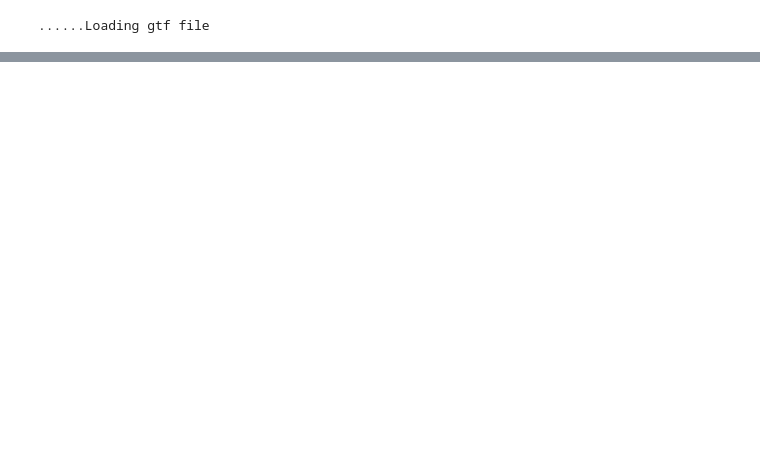
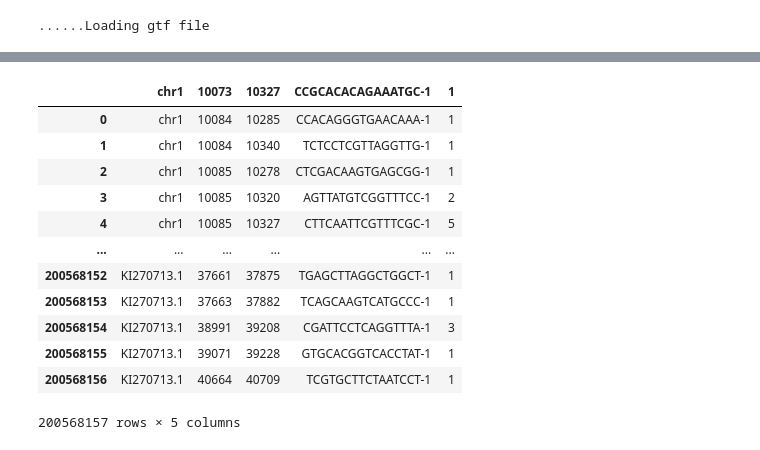
Before and after one commit to Starlitnightly/Epiverse, a Jupyter notebook: Epiverse_guide/docs/Tutorials-single/t_pseudobulk_visual.ipynb, the cells around one changed output, grey strips where cells are left out. Saved outputs shown, nothing was run; the diff lists cells and outputs as text; code cells hidden in the pictures; blank space fills up the shorter version.

```diff
--- a/Epiverse_guide/docs/Tutorials-single/t_pseudobulk_visual.ipynb
+++ b/Epiverse_guide/docs/Tutorials-single/t_pseudobulk_visual.ipynb
@@ -135,0 +214,18 @@ bw_obj.plot_track(chrom='chr3',chromstart=124200000,chromend=128600000,
+# %%
+import pandas as pd
+fragment_2 = pd.read_csv('/content/GSM6005305_BM_CD34_Rep2_atac_fragments.tsv.gz',sep='\t')
+fragment_2
+# %% [output]
+|  | chr1 | 10073 | 10327 | CCGCACACAGAAATGC-1 | 1 |
+| 0 | chr1 | 10084 | 10285 | CCACAGGGTGAACAAA-1 | 1 |
+| 1 | chr1 | 10084 | 10340 | TCTCCTCGTTAGGTTG-1 | 1 |
+| 2 | chr1 | 10085 | 10278 | CTCGACAAGTGAGCGG-1 | 1 |
+| 3 | chr1 | 10085 | 10320 | AGTTATGTCGGTTTCC-1 | 2 |
+| 4 | chr1 | 10085 | 10327 | CTTCAATTCGTTTCGC-1 | 5 |
+| ... | ... | ... | ... | ... | ... |
+| 200568152 | KI270713.1 | 37661 | 37875 | TGAGCTTAGGCTGGCT-1 | 1 |
+| 200568153 | KI270713.1 | 37663 | 37882 | TCAGCAAGTCATGCCC-1 | 1 |
+| 200568154 | KI270713.1 | 38991 | 39208 | CGATTCCTCAGGTTTA-1 | 3 |
+| 200568155 | KI270713.1 | 39071 | 39228 | GTGCACGGTCACCTAT-1 | 1 |
+| 200568156 | KI270713.1 | 40664 | 40709 | TCGTGCTTCTAATCCT-1 | 1 |
+200568157 rows × 5 columns
```
Also changed, not shown: parts of 21 cells of this notebook, 1 other file.
